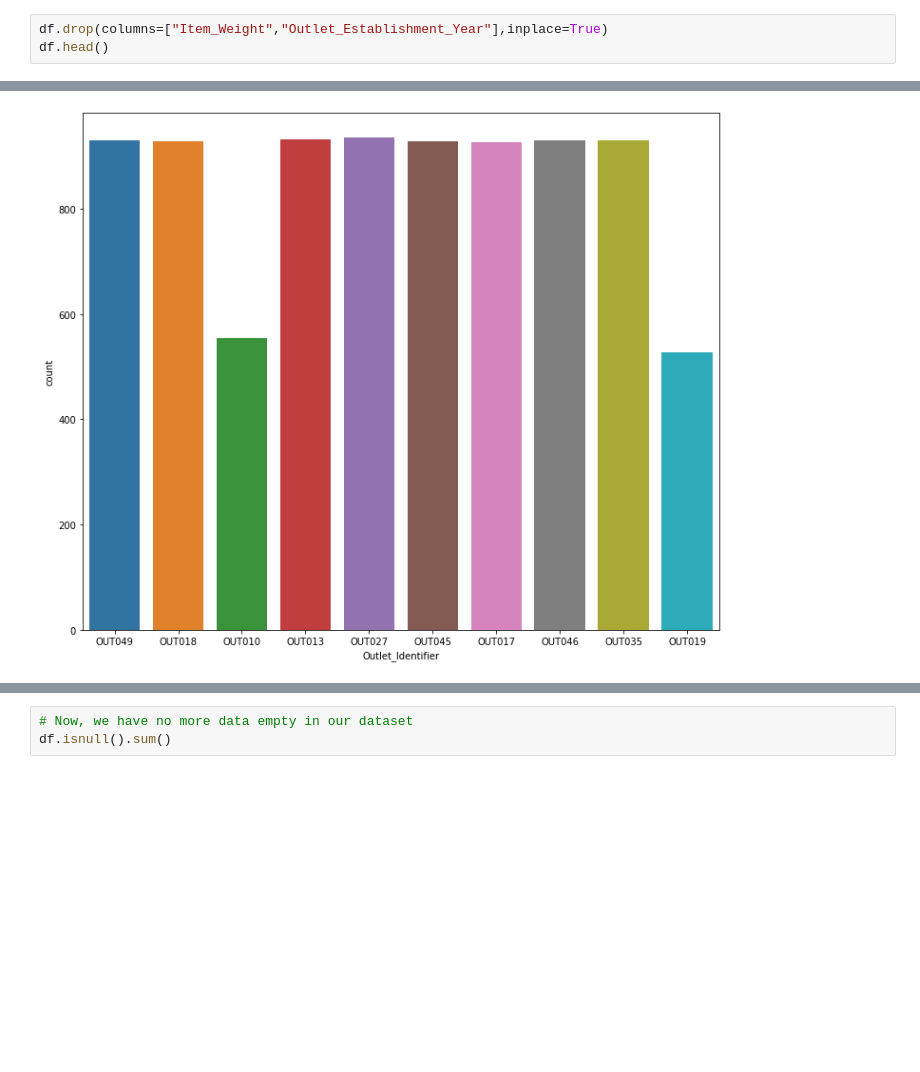
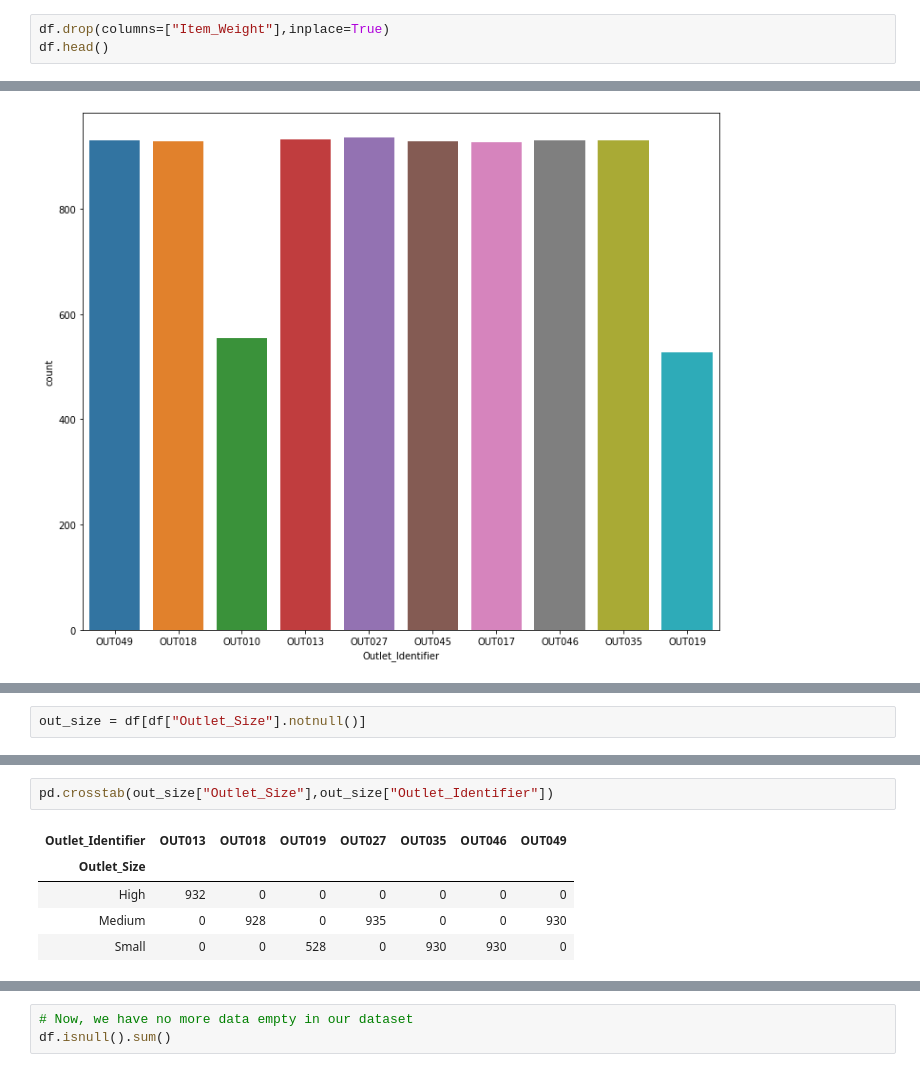
Before and after one commit to Ngrover24198/Big_Mart_Sales_Prediction, a Jupyter notebook: Big_Mart_Sales_Prediction.ipynb, the cells around one changed output, grey strips where cells are left out. Cells and saved outputs as stored; diff of their text form; blank space fills up the shorter version.

```diff
--- a/Big_Mart_Sales_Prediction.ipynb
+++ b/Big_Mart_Sales_Prediction.ipynb
@@ -87,7 +87,7 @@ Name: Item_Outlet_Sales, dtype: float64
 # %% [markdown]
 From the above correlation values we can see that Item_Weight as well as Outlet_Establishment_Year have very less significance in prediction of the Item_Outlet_Sales.. So, we can remove these columns here only
 # %%
-df.drop(columns=["Item_Weight","Outlet_Establishment_Year"],inplace=True)
+df.drop(columns=["Item_Weight"],inplace=True)
 df.head()
 # %% [output]
 |  | Item_Identifier | Item_Fat_Content | Item_Visibility | Item_Type | Item_MRP | Outlet_Identifier | ... |
@@ -244,0 +253,2 @@ df["Outlet_Size"].mode()[0]
+# %%
+out_size = df[df["Outlet_Size"].notnull()]
@@ -244,0 +293,8 @@ df["Outlet_Size"].mode()[0]
+# %%
+pd.crosstab(out_size["Outlet_Size"],out_size["Outlet_Identifier"])
+# %% [output]
+| Outlet_Identifier | OUT013 | OUT018 | OUT019 | OUT027 | OUT035 | OUT046 | OUT049 |
+| Outlet_Size |  |  |  |  |  |  |  |
+| High | 932 | 0 | 0 | 0 | 0 | 0 | 0 |
+| Medium | 0 | 928 | 0 | 935 | 0 | 0 | 930 |
+| Small | 0 | 0 | 528 | 0 | 930 | 930 | 0 |
```
Also changed, not shown: parts of 39 cells of this notebook, 1 other file.
